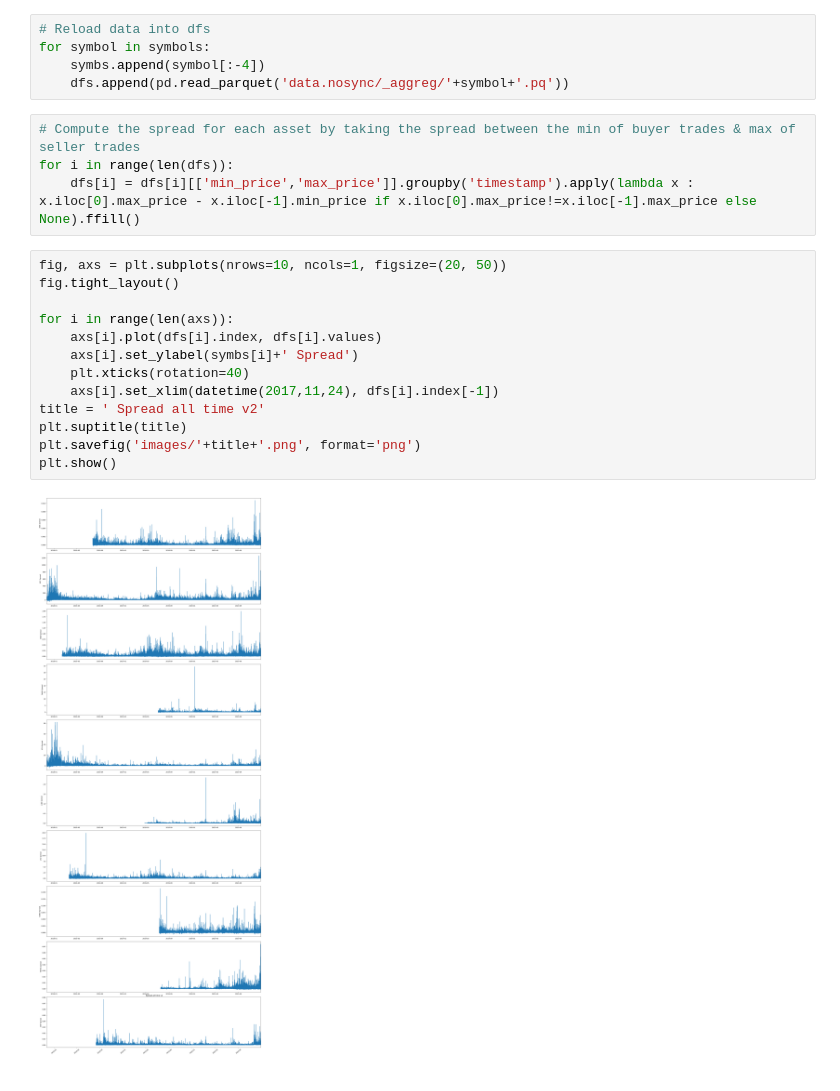
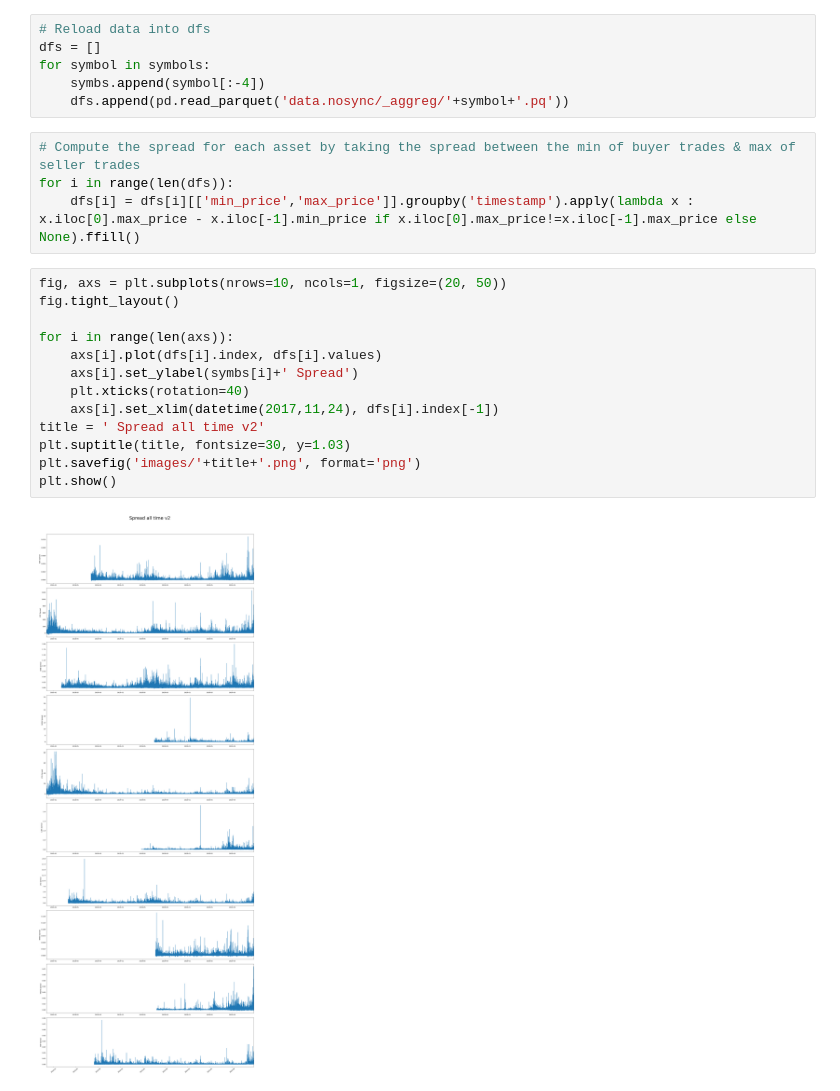
Before and after one commit to lpdbrx/FIN525-Bitcoin-Impact, a Jupyter notebook: Intro.ipynb, the cells around one changed output. Cells and saved outputs as stored; diff of their text form.

```diff
--- a/Intro.ipynb
+++ b/Intro.ipynb
@@ -217,6 +217,7 @@ We can see that sometimes the spread is negative. This is due to the fact that w
 To counter this problem, we can compute the spread for each cryptocurrency by taking the spread between the min price of the buyer trades & max price of seller trades
 # %%
 # Reload data into dfs
+dfs = []
 for symbol in symbols:
     symbs.append(symbol[:-4])
     dfs.append(pd.read_parquet('data.nosync/_aggreg/'+symbol+'.pq'))
@@ -227,15 +228,15 @@ for i in range(len(dfs)):
 # %%
 fig, axs = plt.subplots(nrows=10, ncols=1, figsize=(20, 50))
 fig.tight_layout()
 
 for i in range(len(axs)):
     axs[i].plot(dfs[i].index, dfs[i].values)
     axs[i].set_ylabel(symbs[i]+' Spread')
     plt.xticks(rotation=40)
     axs[i].set_xlim(datetime(2017,11,24), dfs[i].index[-1])
 title = ' Spread all time v2'
-plt.suptitle(title)
+plt.suptitle(title, fontsize=30, y=1.03)
 plt.savefig('images/'+title+'.png', format='png')
 plt.show()
 # %% [output]
-[figure, old version]
+[figure, new version]
```
Also changed, not shown: parts of 1 cell of this notebook.
